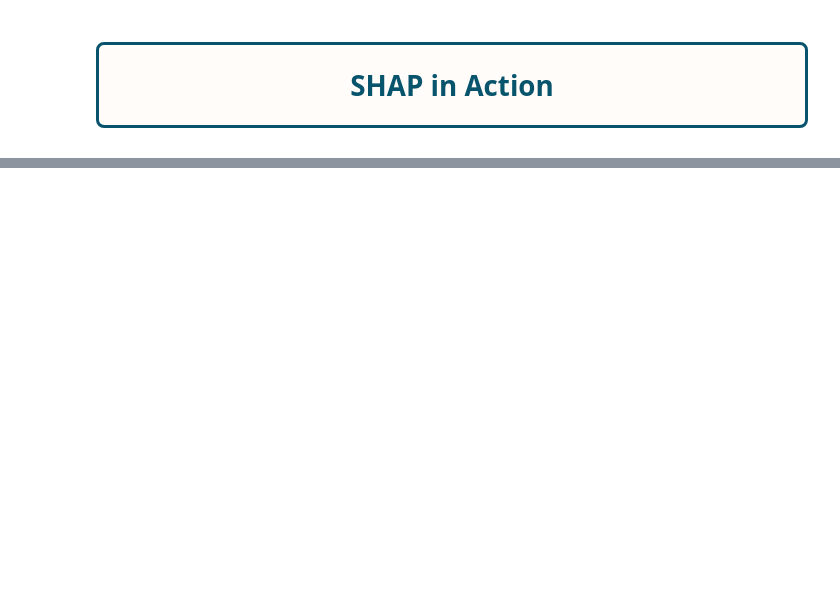
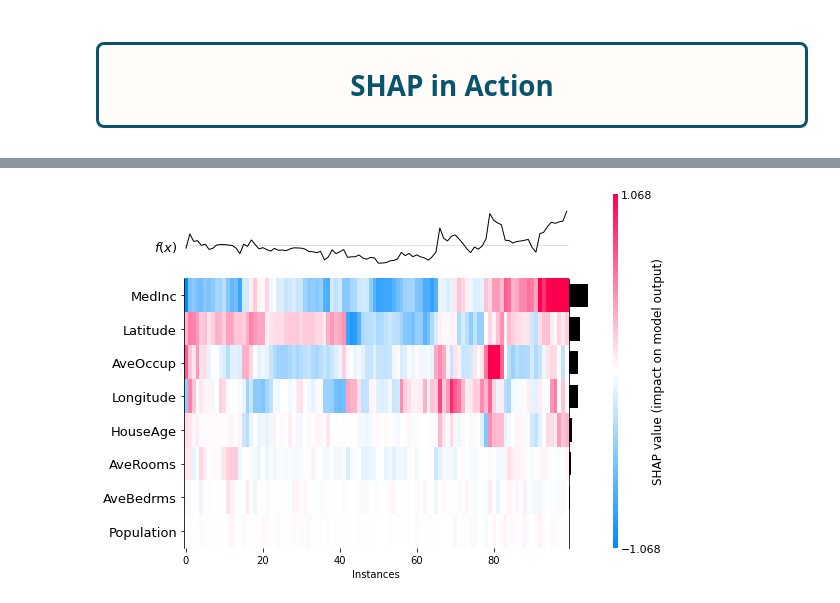
Before and after one commit to mateuszk098/kaggle-notebooks, a Jupyter notebook: playground_series_s3e19/notes.ipynb, the cells around one changed output, grey strips where cells are left out. Cells and saved outputs as stored; diff of their text form; code cells hidden in the pictures; blank space fills up the shorter version.

```diff
--- a/playground_series_s3e19/notes.ipynb
+++ b/playground_series_s3e19/notes.ipynb
@@ -445,0 +564,4 @@ Sum of average prediction and all Shapley values: 1.92037
+# %%
+shap.plots.heatmap(shap_output)
+# %% [output]
+[figure, added]
```
Also changed, not shown: parts of 19 cells of this notebook.
